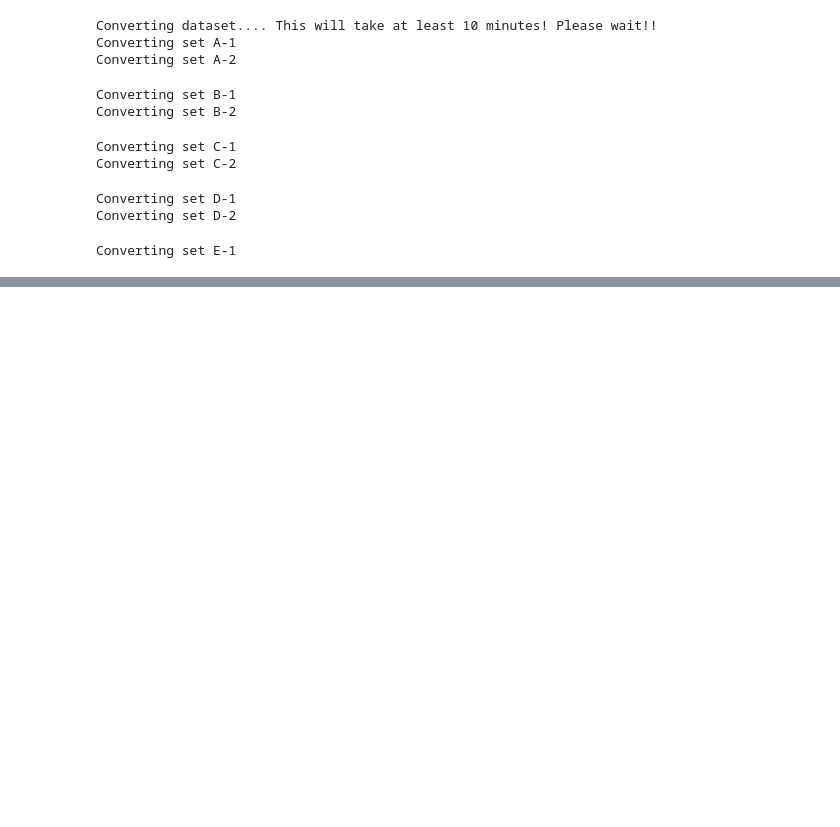
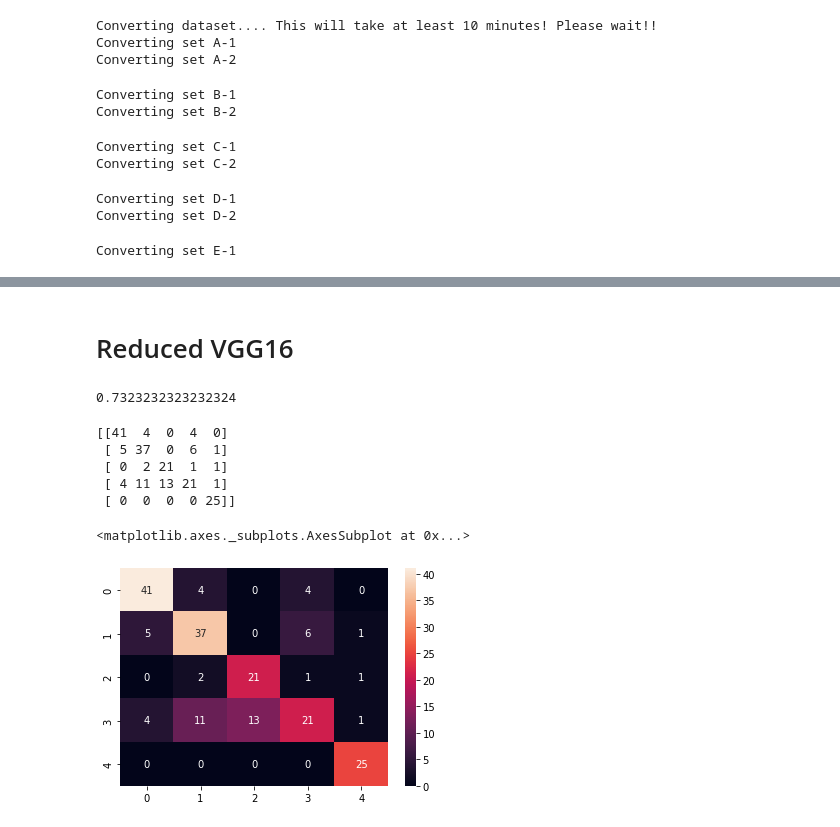
Before and after one commit to k173-x/accent-vgg, a Jupyter notebook: Accent_DL.ipynb, the cells around one changed output, grey strips where cells are left out. Saved outputs shown, nothing was run; the diff lists cells and outputs as text; code cells hidden in the pictures; blank space fills up the shorter version.

```diff
--- a/Accent_DL.ipynb
+++ b/Accent_DL.ipynb
@@ -560,0 +752,3 @@ print (accuracy_score(y_test, predicted))
+# %%
+dataCoeff2= pd.DataFrame(X2)
+dataCoeff2.head()
@@ -560,0 +763,9 @@ print (accuracy_score(y_test, predicted))
+# %%
+from sklearn.decomposition import PCA
+pca = PCA(n_components=40, svd_solver='full')
+newfeat = pca.fit_transform(dataCoeff2)
+
+pca1 = PCA(n_components=35, svd_solver='arpack')
+newfeat2 = pca1.fit_transform(dataCoeff2)
+
+dataCoeff3 = pd.DataFrame(newfeat2)
@@ -560,0 +888,29 @@ print (accuracy_score(y_test, predicted))
+# %% [markdown]
+# Reduced VGG16
+# %%
+X_red = dataCoeff3
+X_train, X_test, y_train, y_test = train_test_split(X_red, y, test_size=0.25, random_state=42, stratify=y)
+# %%
+clf = LinearSVC(random_state=42, tol=1e-5)
+clf.fit(X_train, y_train)
+
+predicted = clf.predict(X_test)
+
+# get the accuracy
+print (accuracy_score(y_test, predicted))
+# %% [output]
+0.7323232323232324
+# %%
+from sklearn.metrics import confusion_matrix
+from sklearn.metrics import classification_report
+cm = confusion_matrix(y_test,predicted)
+print(cm)
+sns.heatmap(cm,annot=True)
+# %% [output]
+[[41  4  0  4  0]
+ [ 5 37  0  6  1]
+ [ 0  2 21  1  1]
+ [ 4 11 13 21  1]
+ [ 0  0  0  0 25]]
+<matplotlib.axes._subplots.AxesSubplot at 0x...>
+[figure, added]
```
Also changed, not shown: parts of 29 cells of this notebook.
